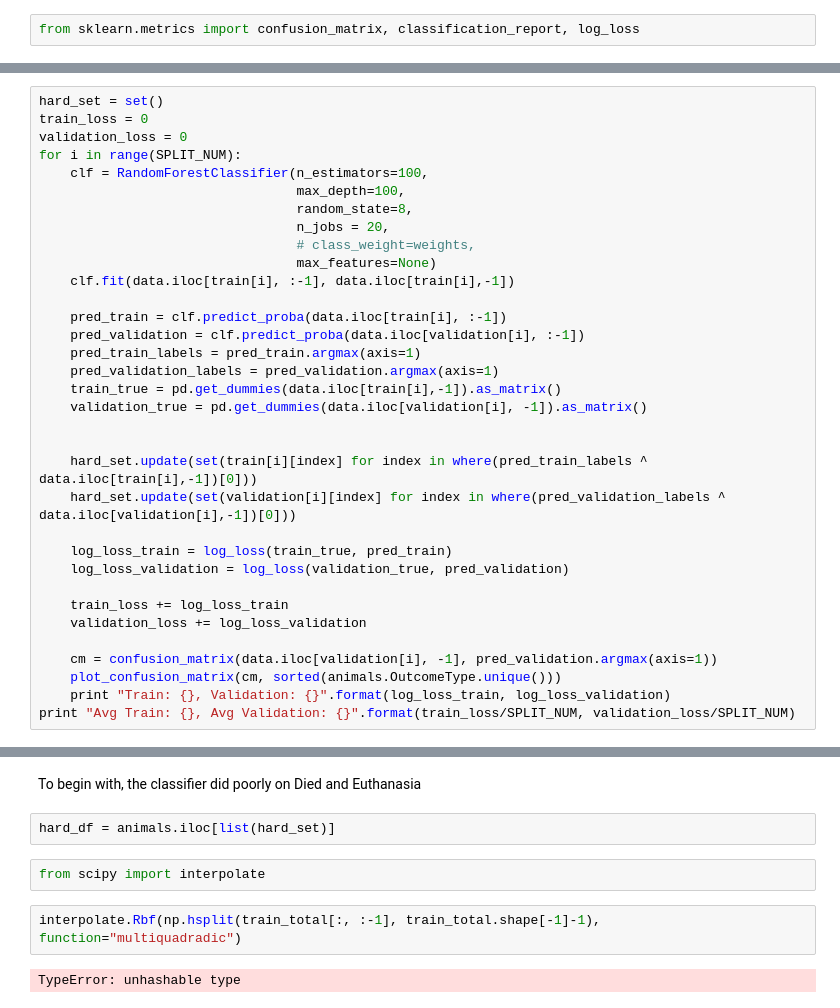
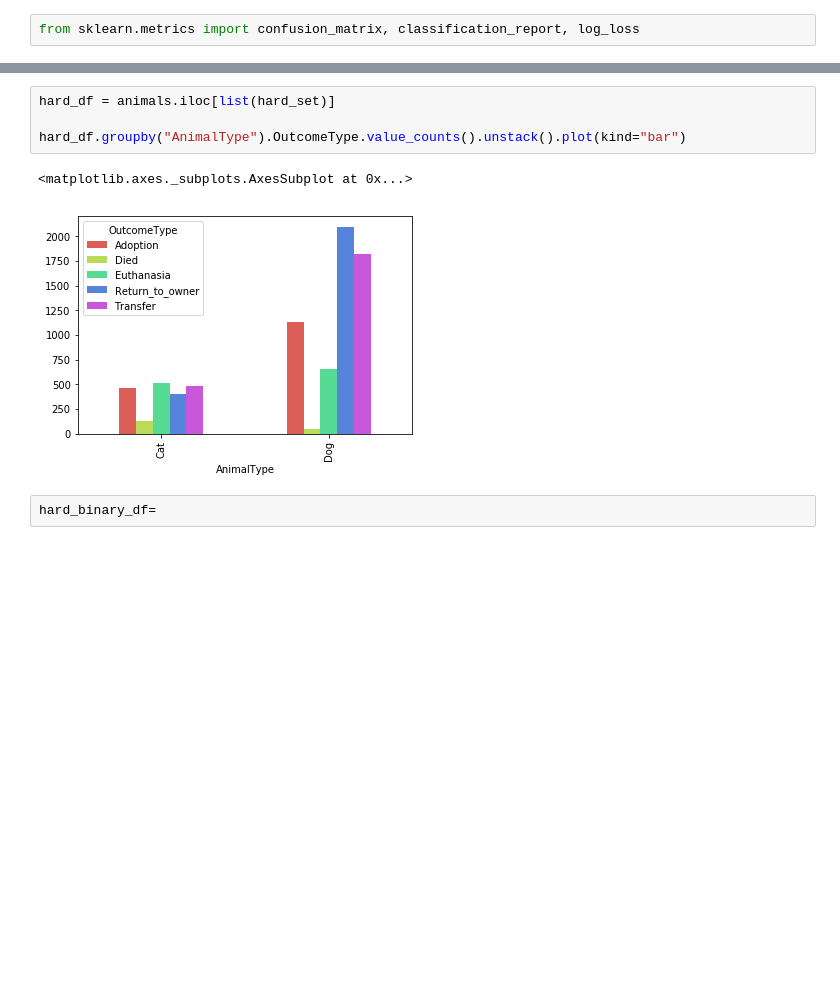
Before and after one commit to mspinelli/animal_shelter, a Jupyter notebook: DataExplore.ipynb, the cells around one changed output, grey strips where cells are left out. Drawn from its saved outputs; the diff is of its cells as text; blank space fills up the shorter version.

```diff
--- a/DataExplore.ipynb
+++ b/DataExplore.ipynb
@@ -854,37 +959,3 @@ freq = data.iloc[train[0]].Ordinal_Outcome.value_counts(normalize=True, sort=Fal
 weights = 1./freq
 
 weights = dict(enumerate(weights))
-# %%
-hard_set = set()
-train_loss = 0
-validation_loss = 0
-for i in range(SPLIT_NUM):
-    clf = RandomForestClassifier(n_estimators=100,
-                                 max_depth=100,
-                                 random_state=8,
-                                 n_jobs = 20,
-                                 # class_weight=weights,
-                                 max_features=None)
-    clf.fit(data.iloc[train[i], :-1], data.iloc[train[i],-1])
-
-    pred_train = clf.predict_proba(data.iloc[train[i], :-1])
-    pred_validation = clf.predict_proba(data.iloc[validation[i], :-1])
-    pred_train_labels = pred_train.argmax(axis=1)
-    pred_validation_labels = pred_validation.argmax(axis=1)
-    train_true = pd.get_dummies(data.iloc[train[i],-1]).as_matrix()
-    validation_true = pd.get_dummies(data.iloc[validation[i], -1]).as_matrix()
-
-
-    hard_set.update(set(train[i][index] for index in where(pred_train_labels ^ data.iloc[train[i],-1])[0]))
-    hard_set.update(set(validation[i][index] for index in where(pred_validation_labels ^ data.iloc[validation[i],-1])[0]))
-
-    log_loss_train = log_loss(train_true, pred_train)
-    log_loss_validation = log_loss(validation_true, pred_validation)
-
-    train_loss += log_loss_train
-    validation_loss += log_loss_validation
-
-    cm = confusion_matrix(data.iloc[validation[i], -1], pred_validation.argmax(axis=1))
-    plot_confusion_matrix(cm, sorted(animals.OutcomeType.unique()))
-    print "Train: {}, Validation: {}".format(log_loss_train, log_loss_validation)
-print "Avg Train: {}, Avg Validation: {}".format(train_loss/SPLIT_NUM, validation_loss/SPLIT_NUM)
@@ -909,10 +962,9 @@ Avg Train: 0.182628739526, Avg Validation: 0.91080101041
-# %% [markdown]
-To begin with, the classifier did poorly on Died and Euthanasia
 # %%
 hard_df = animals.iloc[list(hard_set)]
+
+hard_df.groupby("AnimalType").OutcomeType.value_counts().unstack().plot(kind="bar")
+# %% [output]
+<matplotlib.axes._subplots.AxesSubplot at 0x...>
+[figure, added]
-# %%
-from scipy import interpolate
-# %%
-interpolate.Rbf(np.hsplit(train_total[:, :-1], train_total.shape[-1]-1), function="multiquadradic")
-# %% [output]
-TypeError: unhashable type
+# %%
+hard_binary_df=
```
Also changed, not shown: parts of 48 cells of this notebook, 9 other files.
